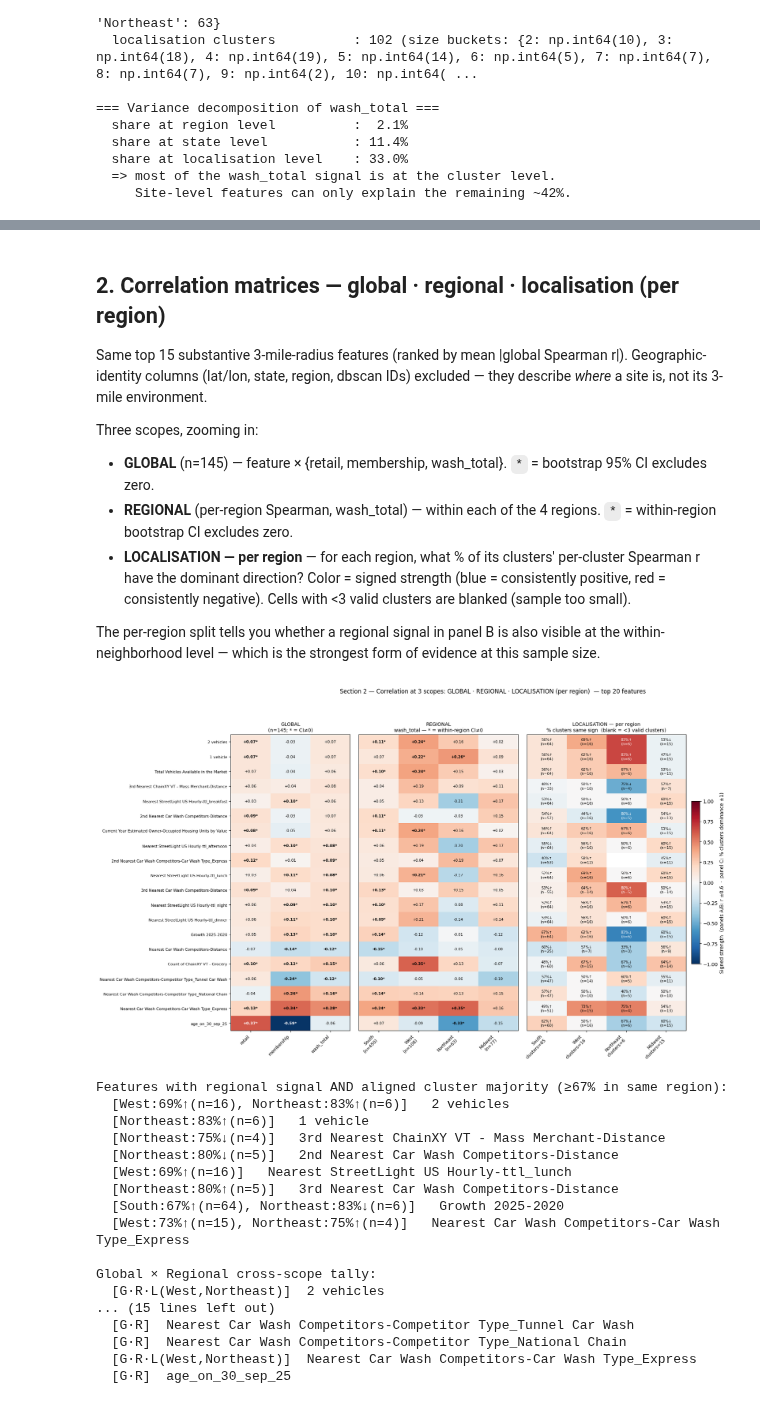
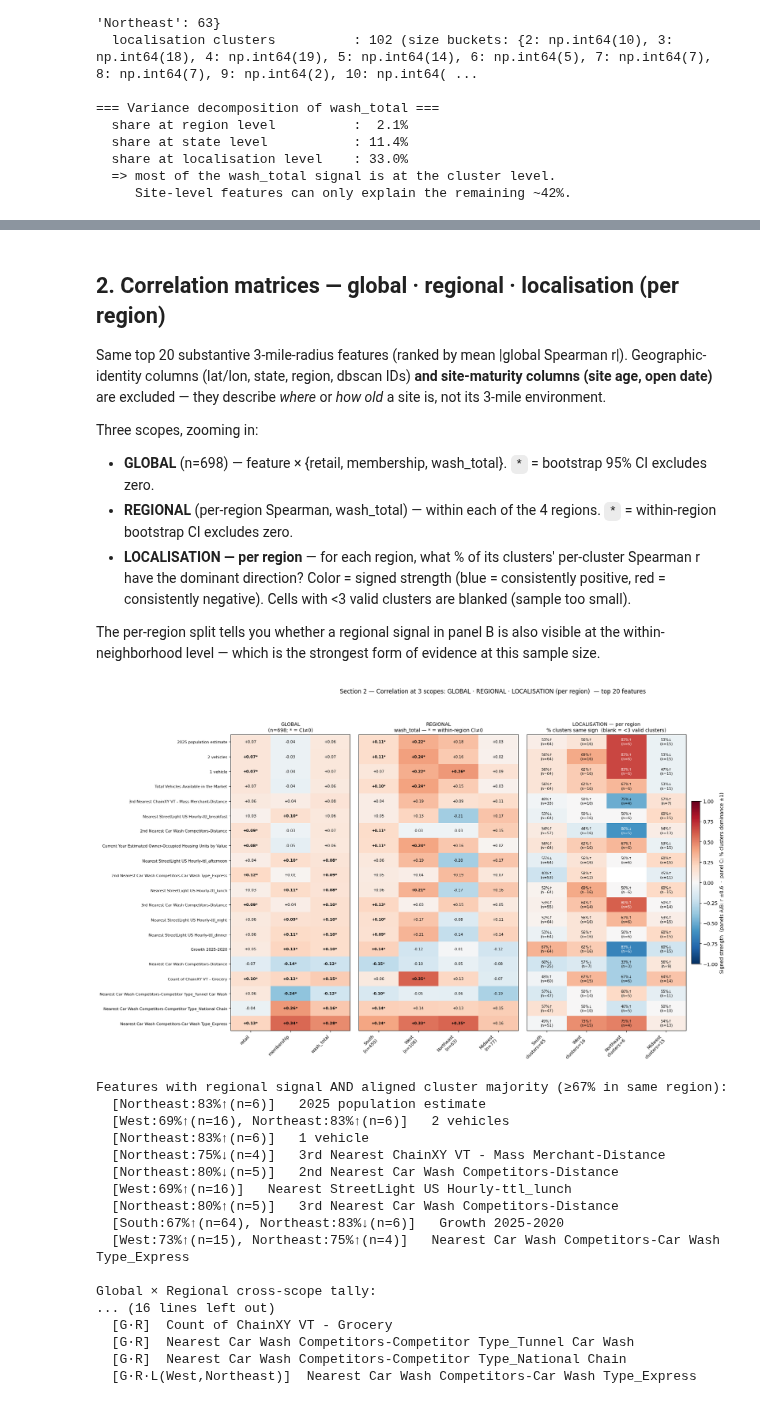
Before and after one commit to RocketFrog-ai/sonnysDataCollection, a Jupyter notebook: notebooks/backtesting_full_site_yearly.ipynb, the cells around one changed output, grey strips where cells are left out. Cells and saved outputs as stored; diff of their text form; code cells hidden in the pictures.

```diff
--- a/notebooks/backtesting_full_site_yearly.ipynb
+++ b/notebooks/backtesting_full_site_yearly.ipynb
@@ -107,6 +110,8 @@ LEAK_TARGET_PARTS = [
 # They get excluded from X — but localisation + region are kept as grouping variables for analysis.
 GEO_IDENTITY = ['latitude','longitude','Latitude','Longitude','region','state','city','zip',
                 'dbscan_cluster_12km','dbscan_cluster_18km']
+# Site-identity / maturity columns: the site's OWN age & open date, not its 3-mile environment.
+SITE_MATURITY = ['age_on_30_sep_25', 'operational_start_date']
 ID_COLS  = ['client_id_location_id','Address','client_id','Unnamed: 5','client_type']
 DUP_COLS = ['Median Household Income.1','Average Household Income.1']
 TEXT_COLS = [c for c in df.columns if any(k in c for k in ['-Name','-Website','-Chain Name'])]
@@ -116,7 +121,7 @@ CATEG = [c for c in df.columns if 'Competitor Type' in c or 'Car Wash Type' in c
 loc_col    = df['localisation'].copy()
 region_col = df['region'].copy()
 
-work = df.drop(columns=[c for c in (GEO_IDENTITY + ID_COLS + DUP_COLS + TEXT_COLS)
+work = df.drop(columns=[c for c in (GEO_IDENTITY + SITE_MATURITY + ID_COLS + DUP_COLS + TEXT_COLS)
                         if c in df.columns]).copy()
 
 for c in work.columns:
@@ -149,7 +154,7 @@ print()
 print(f'Feature matrix X: {X.shape[0]} sites × {X.shape[1]} substantive features')
 print(f'  continuous     : {len(non_binary)}')
 print(f'  binary (kept)  : {len(keep_binary)}   (filtered out {len(binary_cols)-len(keep_binary)} rare dummies)')
-print('  excluded entirely: lat, lon, region, state, city, zip, dbscan IDs')
+print('  excluded entirely: lat, lon, region, state, city, zip, dbscan IDs, site age, open date')
 print()
 print('Target summary:')
 print(targets.describe().round(0).T[['mean','50%','min','max']])
@@ -340,11 +345,11 @@ display(map_obj)
 # %% [markdown]
 ## 2. Correlation matrices — global · regional · localisation (per region)
 
-Same top 15 substantive 3-mile-radius features (ranked by mean |global Spearman r|). Geographic-identity columns (lat/lon, state, region, dbscan IDs) excluded — they describe *where* a site is, not its 3-mile environment.
+Same top 20 substantive 3-mile-radius features (ranked by mean |global Spearman r|). Geographic-identity columns (lat/lon, state, region, dbscan IDs) **and site-maturity columns (site age, open date)** are excluded — they describe *where* or *how old* a site is, not its 3-mile environment.
 
 Three scopes, zooming in:
 
-- **GLOBAL** (n=145) — feature × {retail, membership, wash_total}. `*` = bootstrap 95% CI excludes zero.
+- **GLOBAL** (n=698) — feature × {retail, membership, wash_total}. `*` = bootstrap 95% CI excludes zero.
 - **REGIONAL** (per-region Spearman, wash_total) — within each of the 4 regions. `*` = within-region bootstrap CI excludes zero.
 - **LOCALISATION — per region** — for each region, what % of its clusters' per-cluster Spearman r have the dominant direction? Color = signed strength (blue = consistently positive, red = consistently negative). Cells with <3 valid clusters are blanked (sample too small).
 
@@ -465,7 +470,7 @@ draw_heatmap(
     ax_a, matA,
     col_labels=['retail','membership','wash_total'],
     row_labels=top,
-    title=f'GLOBAL\n(n=145; * = CI≠0)',
+    title=f'GLOBAL\n(n={len(X)}; * = CI≠0)',
     annotate_fn=annotate_global,
 )
 
@@ -524,35 +529,36 @@ def region_with_strong_clusters(f, threshold=0.67):
     out = []
     for r in regions:
         pct = cons_score.loc[f, r]
         if not np.isnan(pct) and pct >= threshold:
             out.append((r, cons_sign.loc[f, r], cons_score.loc[f, r], int(cons_n.loc[f, r])))
     return out
 
 print('Features with regional signal AND aligned cluster majority (≥67% in same region):')
 hits = []
 for f in top:
     strong = region_with_strong_clusters(f)
     if strong:
         details = ', '.join(f'{r}:{p:.0%}{"↑" if s=="pos" else "↓"}(n={n})' for r, s, p, n in strong)
         hits.append((f, details))
 if hits:
     for f, details in hits:
         print(f'  [{details}]   {f}')
 else:
     print('  (none)')
 
 print('\nGlobal × Regional cross-scope tally:')
 for f in top:
     flags = []
     if has_global_sig(f):  flags.append('G')
     if has_region_sig(f):  flags.append('R')
     strong = region_with_strong_clusters(f)
     if strong: flags.append('L(' + ','.join(r for r, _, _, _ in strong) + ')')
     if flags:
         print(f'  [{ "·".join(flags) }]  {f}')
 # %% [output]
-[figure, old version]
+[figure, new version]
 Features with regional signal AND aligned cluster majority (≥67% in same region):
+  [Northeast:83%↑(n=6)]   2025 population estimate
   [West:69%↑(n=16), Northeast:83%↑(n=6)]   2 vehicles
   [Northeast:83%↑(n=6)]   1 vehicle
   [Northeast:75%↓(n=4)]   3rd Nearest ChainXY VT - Mass Merchant-Distance
@@ -563,12 +569,11 @@ Features with regional signal AND aligned cluster majority (≥67% in same regio
   [West:73%↑(n=15), Northeast:75%↑(n=4)]   Nearest Car Wash Competitors-Car Wash Type_Express
 
 Global × Regional cross-scope tally:
-  [G·R·L(West,Northeast)]  2 vehicles
-... (15 lines left out)
+... (16 lines left out)
+  [G·R]  Count of ChainXY VT - Grocery
   [G·R]  Nearest Car Wash Competitors-Competitor Type_Tunnel Car Wash
   [G·R]  Nearest Car Wash Competitors-Competitor Type_National Chain
   [G·R·L(West,Northeast)]  Nearest Car Wash Competitors-Car Wash Type_Express
-  [G·R]  age_on_30_sep_25
 # %% [markdown]
 ## 3. SHAP feature importance — global · regional
 
```
Also changed, not shown: parts of 8 cells of this notebook, 9 other files.
